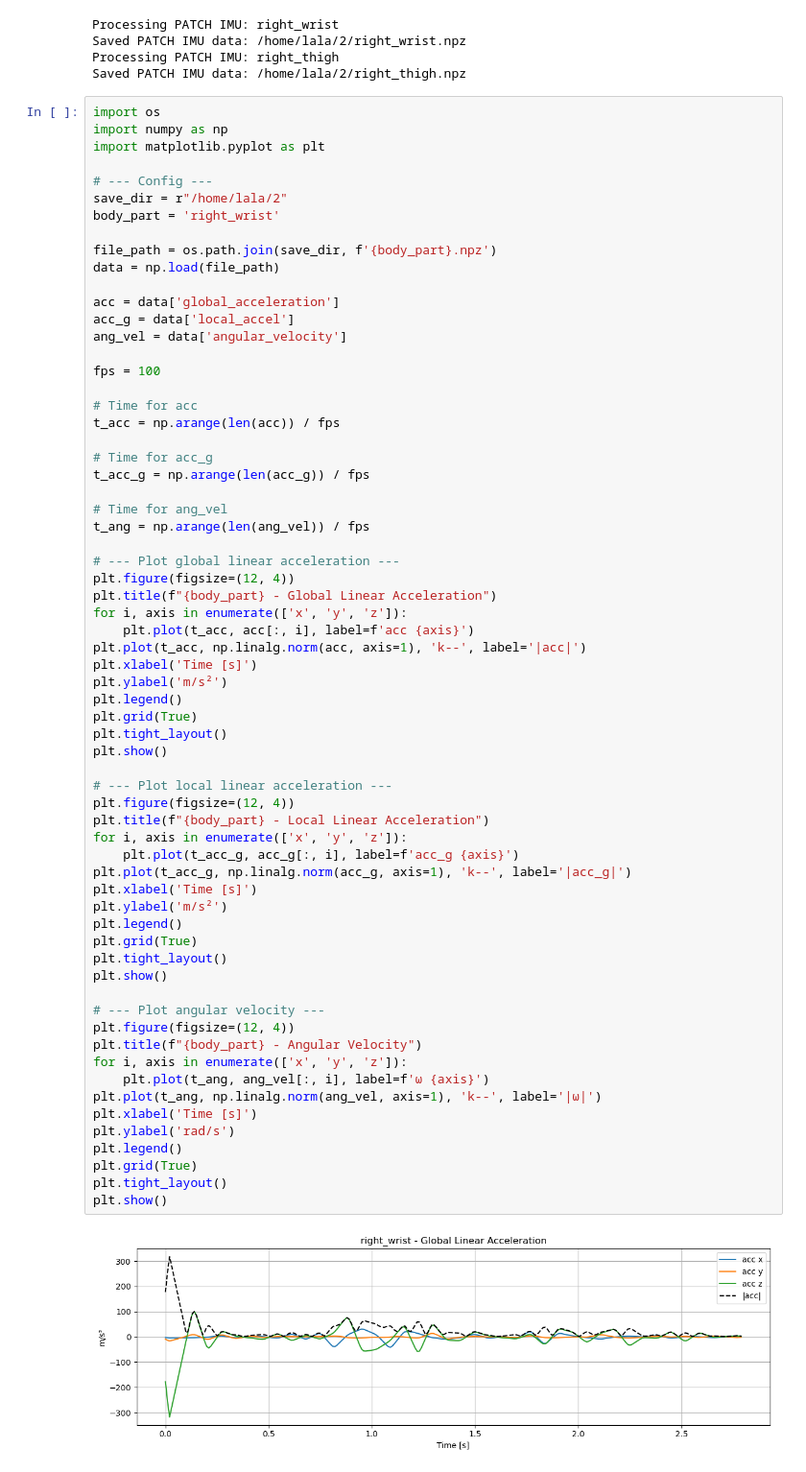
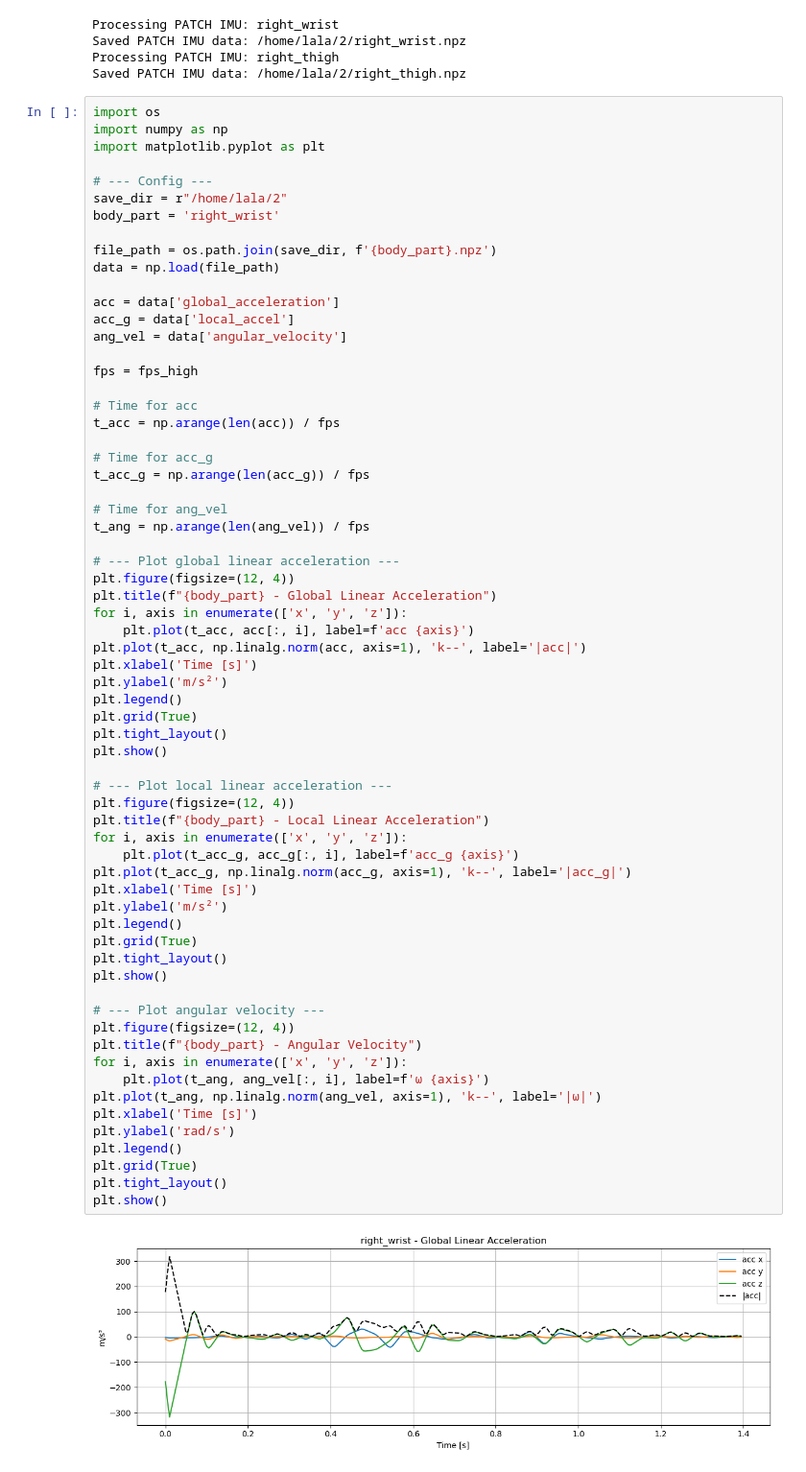
Before and after one commit to lalasray/smpl_to_joint, a Jupyter notebook: gen_IMU_WHAM.ipynb, the cells around one changed output. Shown: that part at 96% size. Drawn from its saved outputs; the diff is of its cells as text.

```diff
--- a/gen_IMU_WHAM.ipynb
+++ b/gen_IMU_WHAM.ipynb
@@ -166,7 +168,7 @@ acc = data['global_acceleration']
 acc_g = data['local_accel']
 ang_vel = data['angular_velocity']
 
-fps = 100
+fps = fps_high
 
 # Time for acc
 t_acc = np.arange(len(acc)) / fps
@@ -189,31 +191,31 @@ plt.legend()
 plt.grid(True)
 plt.tight_layout()
 plt.show()
 
 # --- Plot local linear acceleration ---
 plt.figure(figsize=(12, 4))
 plt.title(f"{body_part} - Local Linear Acceleration")
 for i, axis in enumerate(['x', 'y', 'z']):
     plt.plot(t_acc_g, acc_g[:, i], label=f'acc_g {axis}')
 plt.plot(t_acc_g, np.linalg.norm(acc_g, axis=1), 'k--', label='|acc_g|')
 plt.xlabel('Time [s]')
 plt.ylabel('m/s²')
 plt.legend()
 plt.grid(True)
 plt.tight_layout()
 plt.show()
 
 # --- Plot angular velocity ---
 plt.figure(figsize=(12, 4))
 plt.title(f"{body_part} - Angular Velocity")
 for i, axis in enumerate(['x', 'y', 'z']):
     plt.plot(t_ang, ang_vel[:, i], label=f'ω {axis}')
 plt.plot(t_ang, np.linalg.norm(ang_vel, axis=1), 'k--', label='|ω|')
 plt.xlabel('Time [s]')
 plt.ylabel('rad/s')
 plt.legend()
 plt.grid(True)
 plt.tight_layout()
 plt.show()
 # %% [output]
-[figure, old version]
+[figure, new version]
```
Also changed, not shown: parts of 4 cells of this notebook, 2 other files.
